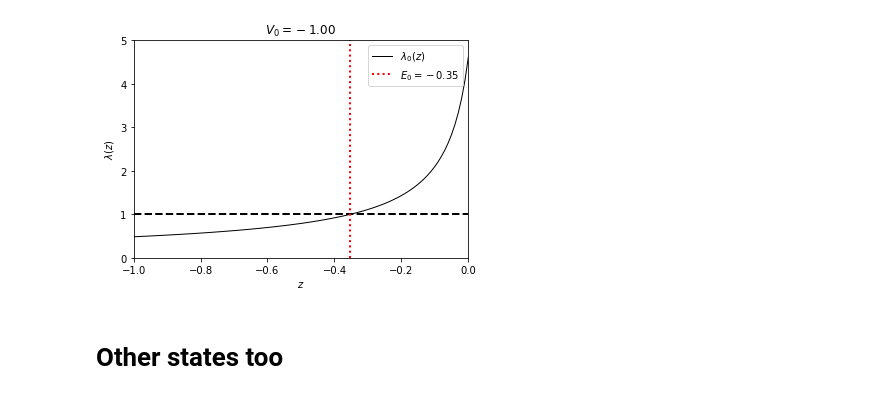
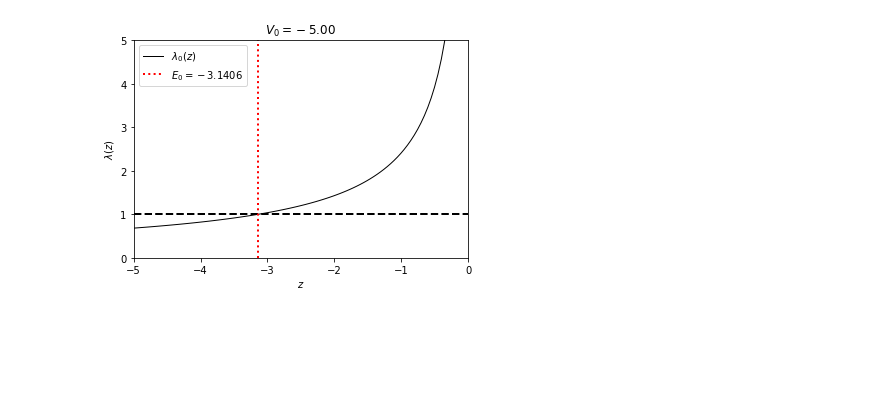
Before and after one commit to MrKozelberg/gaussian_wall, a Jupyter notebook: task_4/task_4.ipynb, the cells around one changed output. Drawn from its saved outputs; the diff is of its cells as text; code cells hidden in the pictures; blank space fills up the shorter version.

```diff
--- a/task_4/task_4.ipynb
+++ b/task_4/task_4.ipynb
@@ -46,8 +11,0 @@ def lambda_0(z):
-# %%
-z = np.linspace(v_0,0.0,100)
-lambda_0_ = np.full(len(z), np.nan)
-
-for i in range(len(z)):
-    if i % 10 == 0:
-        print(i)
-    lambda_0_[i] = lambda_0(z[i])
@@ -65,5 +11,0 @@ for i in range(len(z)):
-# %%
-lambda_0_cs = scipy.interpolate.CubicSpline(z, lambda_0_)
-
-sol = scipy.optimize.root_scalar(lambda x: lambda_0_cs(x) - 1.0, bracket=[v_0, 0.0], method='brentq')
-sol.root
@@ -71,0 +151,11 @@ sol.root
+# %%
+# constants
+v_0 = -5.0
+R = 6.0
+M = 1000
+
+rf = ResolventFormalizm(v_0, R, M)
+
+E_0, z_0, lambda_0 = rf.E_0_power_iteration(N=100)
+
+print(f"E_0 = {E_0:0.4f}")
@@ -72,17 +175,15 @@ sol.root
 # %%
-plt.plot(z, lambda_0_, color='black', linewidth=1, label=r'$\lambda_0(z)$')
+plt.plot(z_0, lambda_0, color='black', linewidth=1, label=r'$\lambda_0(z)$')
 plt.axhline(y=1, linestyle='--', color='black', linewidth=2)
-plt.axvline(x=sol.root, linewidth=2, linestyle=':', color='red', label=fr'$E_0 = {sol.root:>0.2f}$')
+plt.axvline(x=E_0, linewidth=2, linestyle=':', color='red', label=fr'$E_0 = {E_0:>0.4f}$')
 
 plt.legend()
 plt.xlim(v_0,0.0)
 plt.ylim(0.0,5)
 plt.xlabel(r'$z$')
 plt.ylabel(r'$\lambda(z)$')
 plt.title(fr'$V_0 = {v_0:>0.2f}$')
 
-plt.savefig(f'figures/{v_0}_l0.png', dpi=250)
+plt.savefig(f'figures/{rf.v_0}_l0.png', dpi=250)
 # %% [output]
-[figure, old version]
+[figure, new version]
-# %% [markdown]
-# Other states too
```
Also changed, not shown: parts of 20 cells of this notebook, 12 other files.
